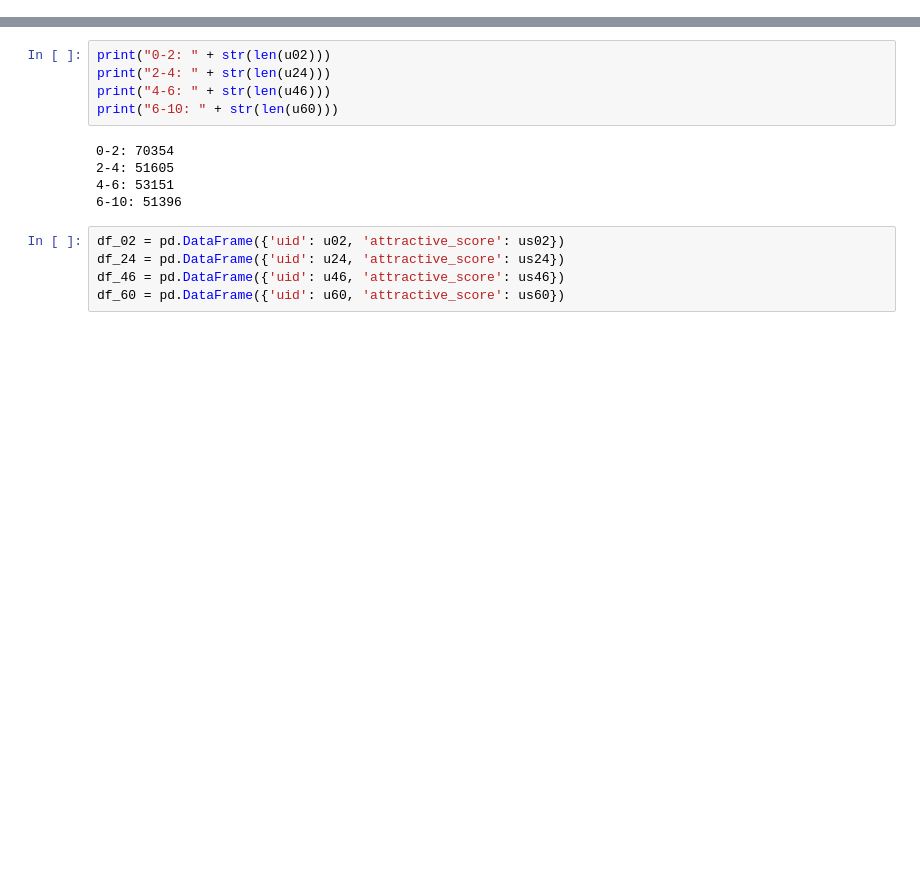
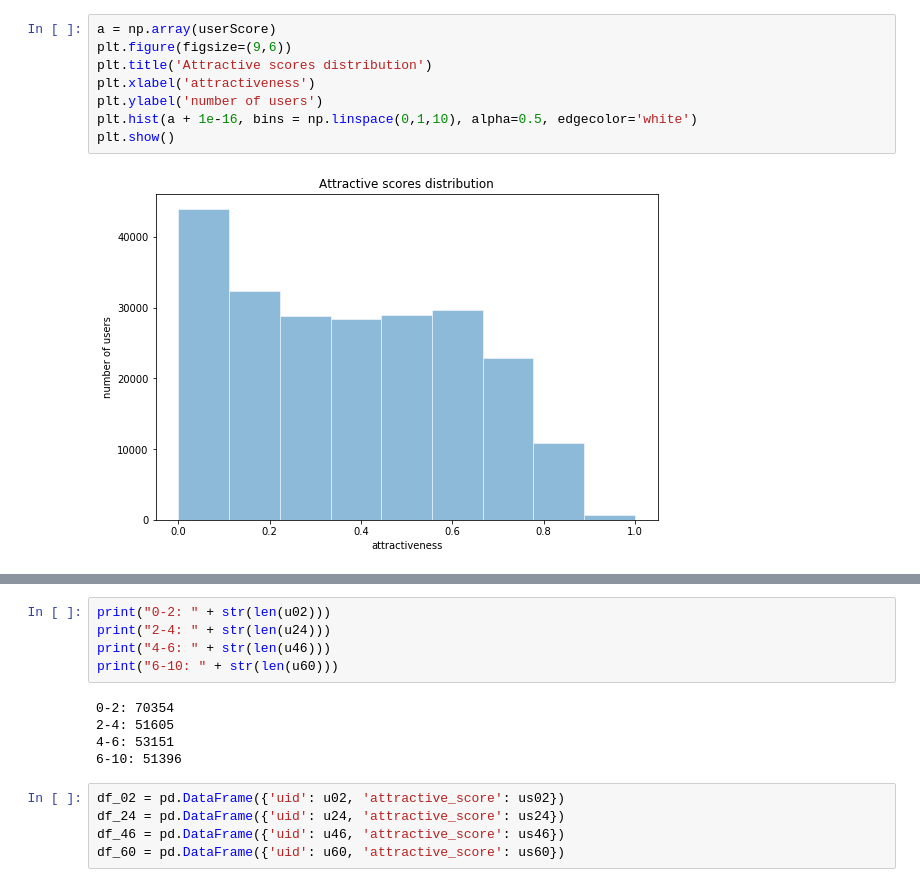
Before and after one commit to wuhaoyujerry/faceRate, a Jupyter notebook: SplitGroup.ipynb, the cells around one changed output, grey strips where cells are left out. Saved outputs shown, nothing was run; the diff lists cells and outputs as text; blank space fills up the shorter version.

```diff
--- a/SplitGroup.ipynb
+++ b/SplitGroup.ipynb
@@ -34,0 +135,10 @@ for eachUser in user_score_dict:
+# %%
+a = np.array(userScore)
+plt.figure(figsize=(9,6))
+plt.title('Attractive scores distribution')
+plt.xlabel('attractiveness')
+plt.ylabel('number of users')
+plt.hist(a + 1e-16, bins = np.linspace(0,1,10), alpha=0.5, edgecolor='white')
+plt.show()
+# %% [output]
+[figure, added]
```
Also changed, not shown: parts of 18 cells of this notebook, 3 other files.
